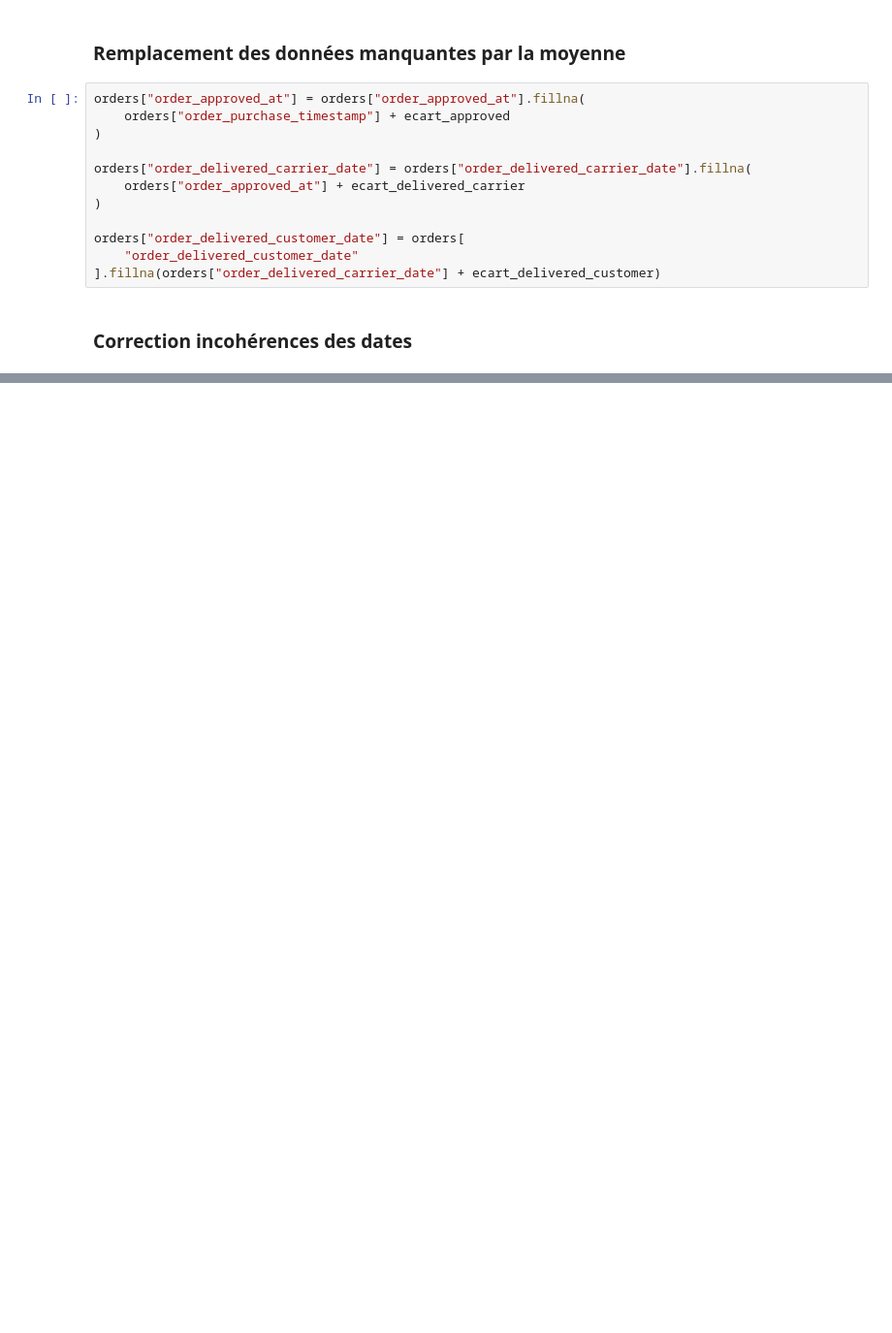
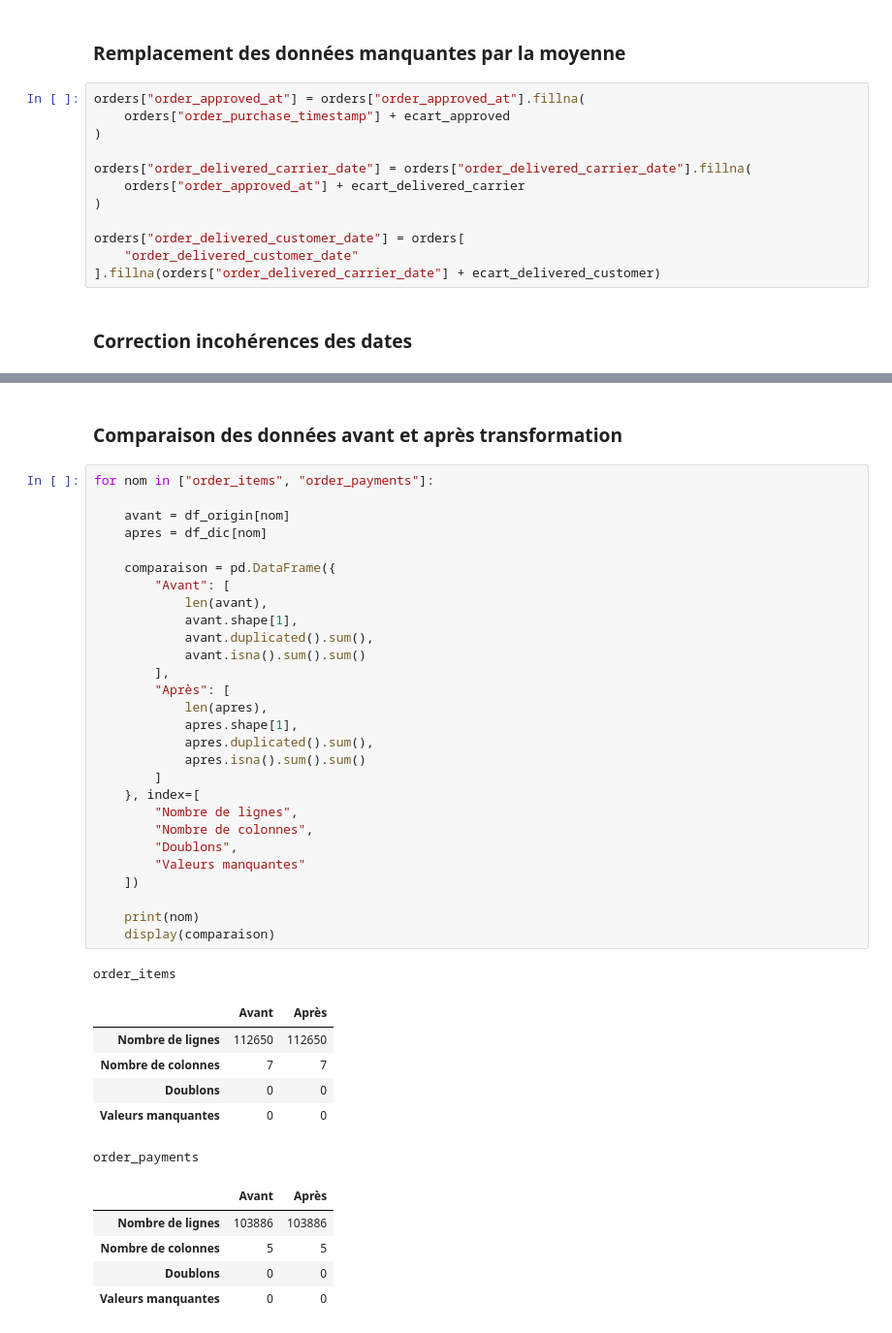
Before and after one commit to RodWeb-dev/ETL-Groupe, a Jupyter notebook: ETL-goupe.ipynb, the cells around one changed output, grey strips where cells are left out. Shown at 97% size. Drawn from its saved outputs; the diff is of its cells as text; blank space fills up the shorter version.

```diff
--- a/ETL-goupe.ipynb
+++ b/ETL-goupe.ipynb
@@ -274,0 +453,43 @@ Nombre de dates erronées pour order_estimated_delivery_date < order_purchase_ti
+# %% [markdown]
+### Comparaison des données avant et après transformation
+# %%
+for nom in ["order_items", "order_payments"]:
+
+    avant = df_origin[nom]
+    apres = df_dic[nom]
+
+    comparaison = pd.DataFrame({
+        "Avant": [
+            len(avant),
+            avant.shape[1],
+            avant.duplicated().sum(),
+            avant.isna().sum().sum()
+        ],
+        "Après": [
+            len(apres),
+            apres.shape[1],
+            apres.duplicated().sum(),
+            apres.isna().sum().sum()
+        ]
+    }, index=[
+        "Nombre de lignes",
+        "Nombre de colonnes",
+        "Doublons",
+        "Valeurs manquantes"
+    ])
+
+    print(nom)
+    display(comparaison)
+# %% [output]
+order_items
+|  | Avant | Après |
+| Nombre de lignes | 112650 | 112650 |
+| Nombre de colonnes | 7 | 7 |
+| Doublons | 0 | 0 |
+| Valeurs manquantes | 0 | 0 |
+order_payments
+|  | Avant | Après |
+| Nombre de lignes | 103886 | 103886 |
+| Nombre de colonnes | 5 | 5 |
+| Doublons | 0 | 0 |
+| Valeurs manquantes | 0 | 0 |
```
Also changed, not shown: parts of 25 cells of this notebook.
